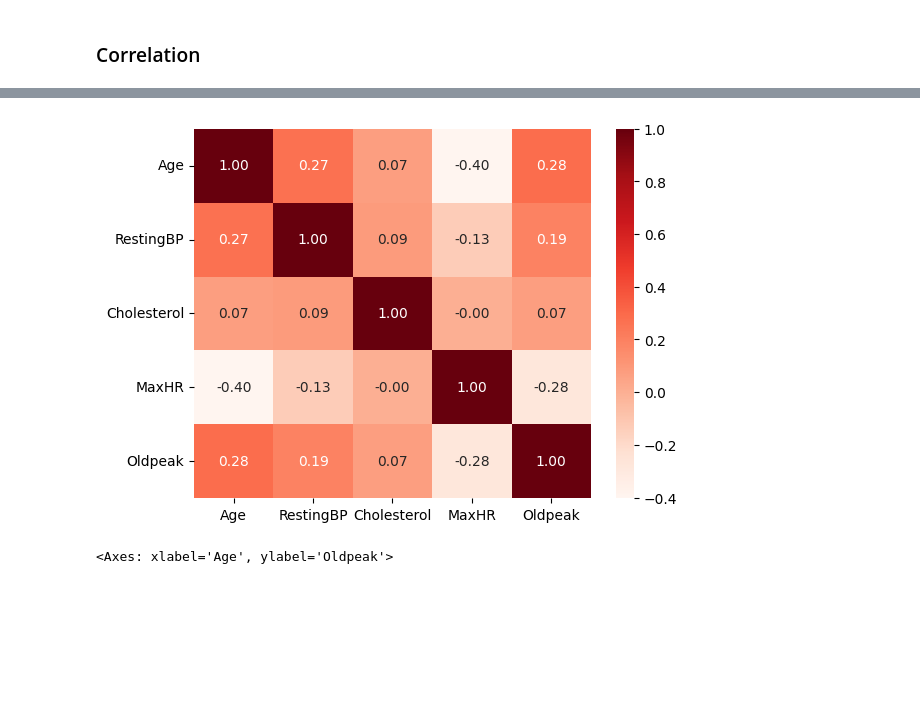
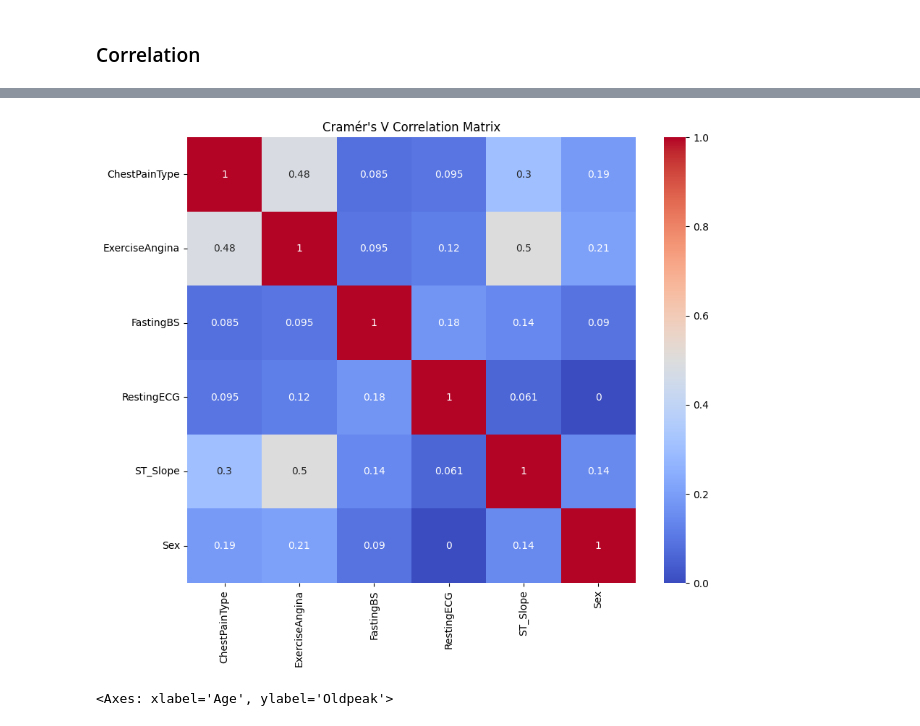
Before and after one commit to hosain-ghoraba/Heart-Disease-detection, a Jupyter notebook: Heart_Failure_Prediction.ipynb, the cells around one changed output, grey strips where cells are left out. Drawn from its saved outputs; the diff is of its cells as text; code cells hidden in the pictures; blank space fills up the shorter version.

Commit message:
add categorical - categorical correlation check

```diff
--- a/Heart_Failure_Prediction.ipynb
+++ b/Heart_Failure_Prediction.ipynb
@@ -93,8 +104,10 @@ for column in selected.columns:
 [figure]
 [figure]
 # %%
-CONTINUOUS_FEATURES = ['Age', 'RestingBP', 'Cholesterol', 'MaxHR', 'Oldpeak']
-selected = df.loc[:,CONTINUOUS_FEATURES]
+CONTINUOUS_COLUMNS = ['Age', 'RestingBP', 'Cholesterol', 'MaxHR', 'Oldpeak']
+# select all columns except the last one (target)
+CATEGORICAL_COLUMNS = df.columns.difference(CONTINUOUS_COLUMNS).difference(['HeartDisease'])
+selected = df.loc[:,CONTINUOUS_COLUMNS]
 # plot the probability density function for each column
 selected.plot(kind='density', subplots=True, layout=(3,5), sharex=False,figsize=(17,15))
 # %% [output]
@@ -187,14 +200,14 @@ def remove_outliers(column):
     IQR = Q3 - Q1
     return column[(column >= Q1 - 1.5 * IQR) & (column <= Q3 + 1.5 * IQR)]
 
-for column in CONTINUOUS_FEATURES:
+for column in CONTINUOUS_COLUMNS:
     initial_count = df[column].count()
     df[column] = remove_outliers(df[column])
     final_count = df[column].count()
     print(f'{column}: was {initial_count}, became {final_count}')
 
 #--------------------------- Drop rows with NaN values that resulted from outlier removal
-df.dropna(subset=CONTINUOUS_FEATURES, inplace=True)
+df.dropna(subset=CONTINUOUS_COLUMNS, inplace=True)
 
 # ----------------------------display data after removing outliers
 
@@ -259,8 +281,33 @@ correlation_matrix = selected_df_corr.corr()  # Calculate correlation matrix for
-# %%
-sns.heatmap(correlation_matrix, cmap='Reds', annot=True, fmt='.2f')
-plt.show()
-# %% [output]
-[figure, removed]
+# %%
+# Categorical - Categorical
+def cramers_v(x, y):
+    confusion_matrix = pd.crosstab(x, y)
+    chi2 = chi2_contingency(confusion_matrix)[0]
+    n = confusion_matrix.sum().sum()
+    phi2 = chi2 / n
+    r, k = confusion_matrix.shape
+    phi2corr = max(0, phi2 - ((k-1)*(r-1))/(n-1))
+    rcorr = r - ((r-1)**2)/(n-1)
+    kcorr = k - ((k-1)**2)/(n-1)
+    return np.sqrt(phi2corr / min((kcorr-1), (rcorr-1)))
+
+categorical_features = df.loc[:, CATEGORICAL_COLUMNS]
+corr_matrix = pd.DataFrame(np.zeros((len(categorical_features.columns), len(categorical_features.columns))),
+                           index=categorical_features.columns, columns=categorical_features.columns)
+
+for col1 in categorical_features.columns:
+    for col2 in categorical_features.columns:
+        if col1 != col2:
+            corr_matrix.loc[col1, col2] = cramers_v(categorical_features[col1], categorical_features[col2])
+        else:
+            corr_matrix.loc[col1, col2] = 1.0
+
+plt.figure(figsize=(10, 8))
+sns.heatmap(corr_matrix, annot=True, cmap='coolwarm', vmin=0, vmax=1)
+plt.title('Cramér\'s V Correlation Matrix')
+plt.show()
+# %% [output]
+[figure, added]
 # %%
 df.plot(kind='scatter', x='Age',y='Oldpeak')
 # %% [output]
```
Also changed, not shown: parts of 13 cells of this notebook.
